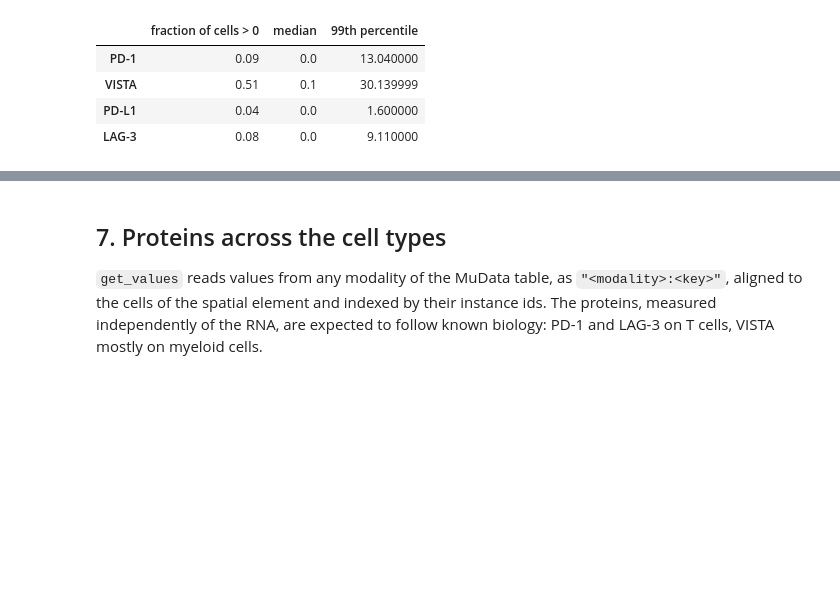
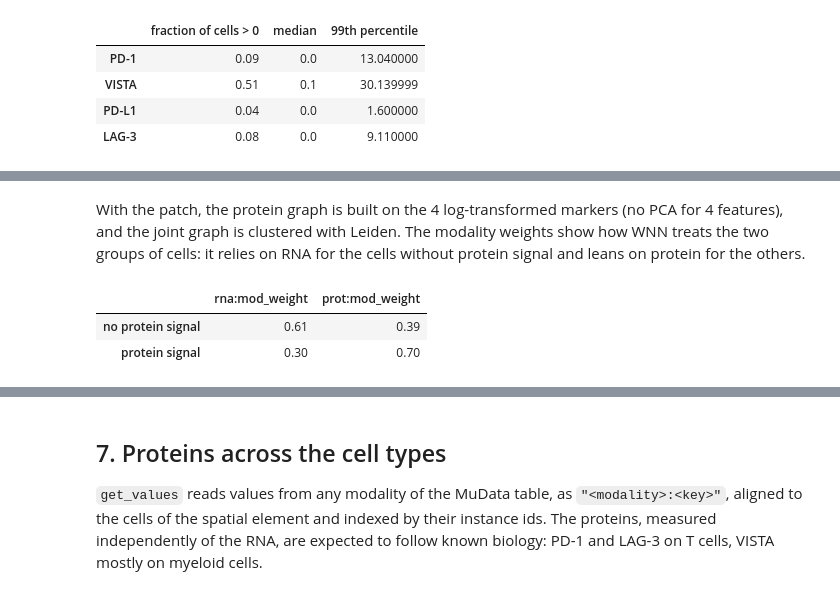
Before and after one commit to timtreis/spatialdata-multiomics-demo, a Jupyter notebook: notebooks/mudata_xenium_gene_protein.ipynb, the cells around one changed output, grey strips where cells are left out. Cells and saved outputs as stored; diff of their text form; code cells hidden in the pictures; blank space fills up the shorter version.

```diff
--- a/notebooks/mudata_xenium_gene_protein.ipynb
+++ b/notebooks/mudata_xenium_gene_protein.ipynb
@@ -267,0 +292,18 @@ cells without signal for any of the 4 proteins: 148 of 334 (44%)
+# %% [markdown]
+With the patch, the protein graph is built on the 4 log-transformed markers (no PCA for 4 features), and the joint
+graph is clustered with Leiden. The modality weights show how WNN treats the two groups of cells: it relies on RNA for
+the cells without protein signal and leans on protein for the others.
+# %%
+sc.pp.neighbors(prot, use_rep="X")
+mu.pp.neighbors(mdata, key_added="wnn")
+mu.tl.umap(mdata, neighbors_key="wnn")
+sc.tl.leiden(mdata, neighbors_key="wnn", key_added="leiden_wnn", resolution=0.5, flavor="igraph", n_iterations=2)
+
+weights = mdata.obs[["rna:mod_weight", "prot:mod_weight"]]
+weights.groupby(
+    pd.Series(np.where(no_protein_signal, "no protein signal", "protein signal"), index=weights.index)
+).mean().round(2)
+# %% [output]
+|  | rna:mod_weight | prot:mod_weight |
+| no protein signal | 0.61 | 0.39 |
+| protein signal | 0.30 | 0.70 |
```
Also changed, not shown: parts of 12 cells of this notebook, 1 other file.
